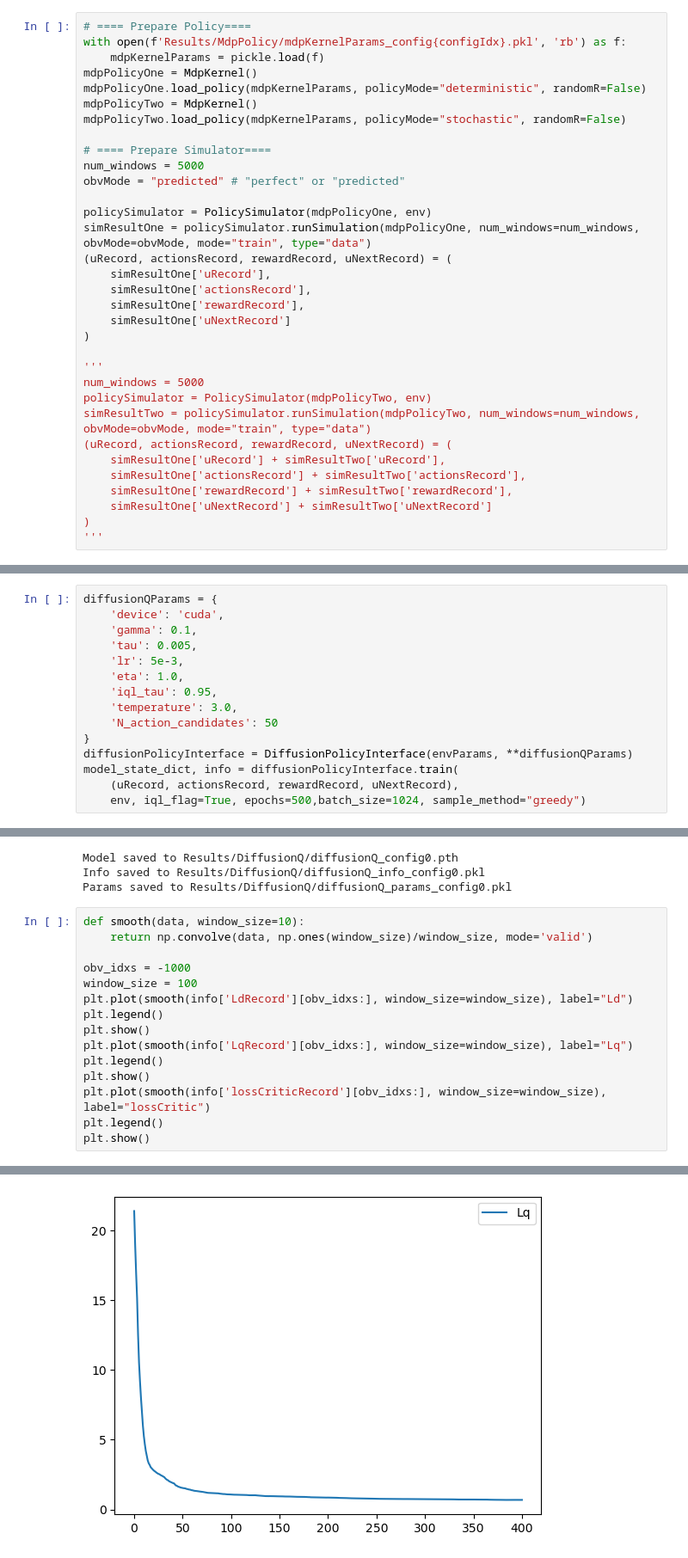
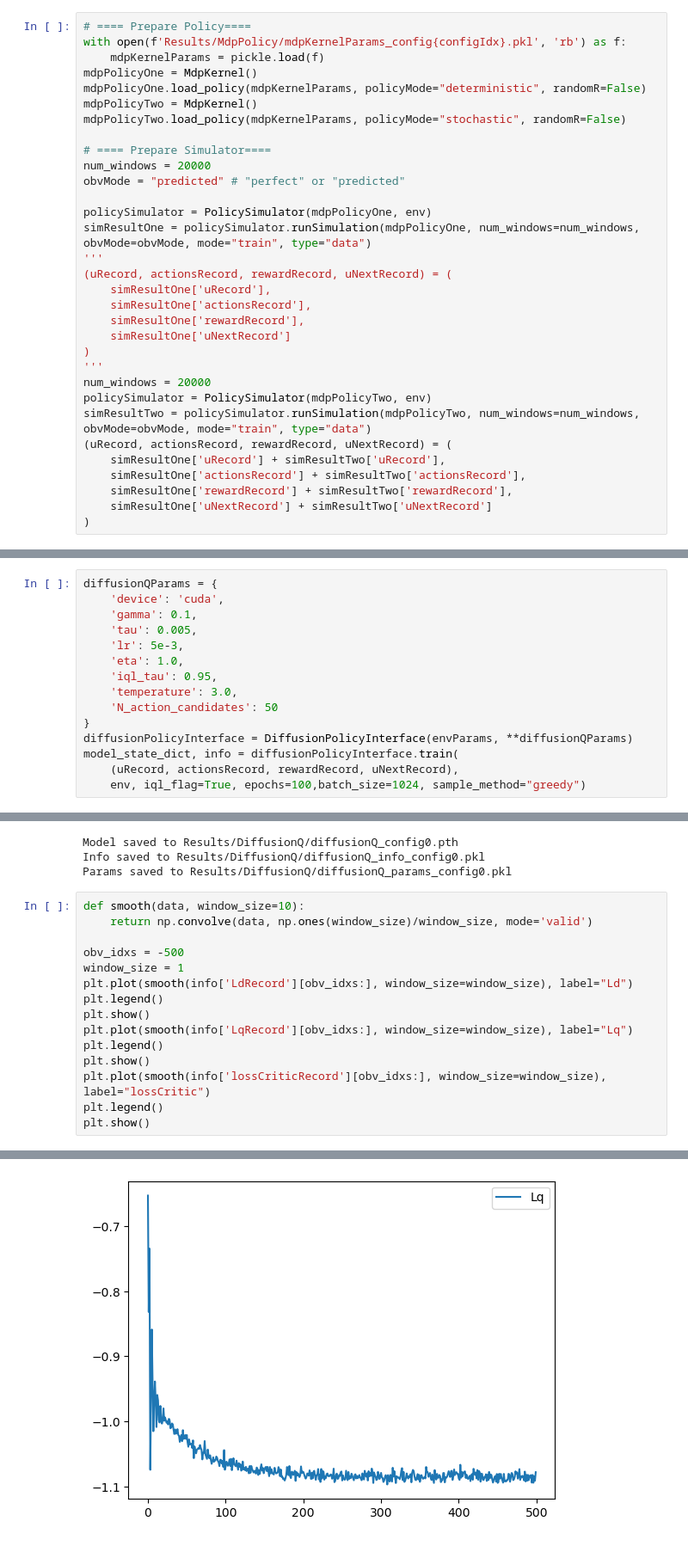
Before and after one commit to evanyeh5118/diffusion_resource_schduling_intra_slice, a Jupyter notebook: demo03a_train_diffusionQ.ipynb, the cells around one changed output, grey strips where cells are left out. Shown at 86% size. Cells and saved outputs as stored; diff of their text form.

```diff
--- a/demo03a_train_diffusionQ.ipynb
+++ b/demo03a_train_diffusionQ.ipynb
@@ -48,20 +48,20 @@ mdpPolicyTwo = MdpKernel()
 mdpPolicyTwo.load_policy(mdpKernelParams, policyMode="stochastic", randomR=False)
 
 # ==== Prepare Simulator====
-num_windows = 5000
+num_windows = 20000
 obvMode = "predicted" # "perfect" or "predicted"
 
 policySimulator = PolicySimulator(mdpPolicyOne, env)
 simResultOne = policySimulator.runSimulation(mdpPolicyOne, num_windows=num_windows, obvMode=obvMode, mode="train", type="data")
+'''
 (uRecord, actionsRecord, rewardRecord, uNextRecord) = (
     simResultOne['uRecord'],
     simResultOne['actionsRecord'],
     simResultOne['rewardRecord'],
     simResultOne['uNextRecord']
 )
-
 '''
-num_windows = 5000
+num_windows = 20000
 policySimulator = PolicySimulator(mdpPolicyTwo, env)
 simResultTwo = policySimulator.runSimulation(mdpPolicyTwo, num_windows=num_windows, obvMode=obvMode, mode="train", type="data")
 (uRecord, actionsRecord, rewardRecord, uNextRecord) = (
@@ -70,4 +70,3 @@ simResultTwo = policySimulator.runSimulation(mdpPolicyTwo, num_windows=num_windo
     simResultOne['rewardRecord'] + simResultTwo['rewardRecord'],
     simResultOne['uNextRecord'] + simResultTwo['uNextRecord']
 )
-'''
@@ -87,5 +84,5 @@ diffusionQParams = {
 diffusionPolicyInterface = DiffusionPolicyInterface(envParams, **diffusionQParams)
 model_state_dict, info = diffusionPolicyInterface.train(
     (uRecord, actionsRecord, rewardRecord, uNextRecord),
-    env, iql_flag=True, epochs=500,batch_size=1024, sample_method="greedy")
+    env, iql_flag=True, epochs=100,batch_size=1024, sample_method="greedy")
 # %% [output]
@@ -118,8 +115,8 @@ Params saved to Results/DiffusionQ/diffusionQ_params_config0.pkl
 def smooth(data, window_size=10):
     return np.convolve(data, np.ones(window_size)/window_size, mode='valid')
 
-obv_idxs = -1000
-window_size = 100
+obv_idxs = -500
+window_size = 1
 plt.plot(smooth(info['LdRecord'][obv_idxs:], window_size=window_size), label="Ld")
 plt.legend()
 plt.show()
@@ -134 +131 @@ plt.show()
-[figure, old version]
+[figure, new version]
```
Also changed, not shown: parts of 3 cells of this notebook, 8 other files.
